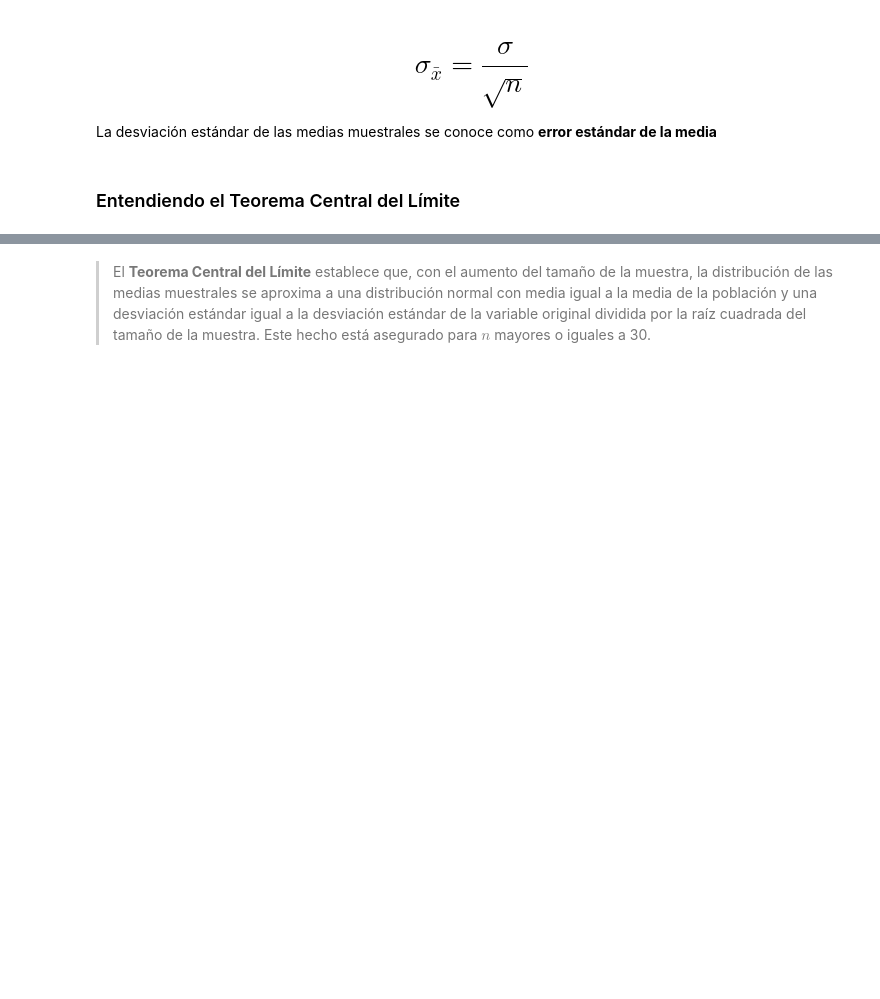
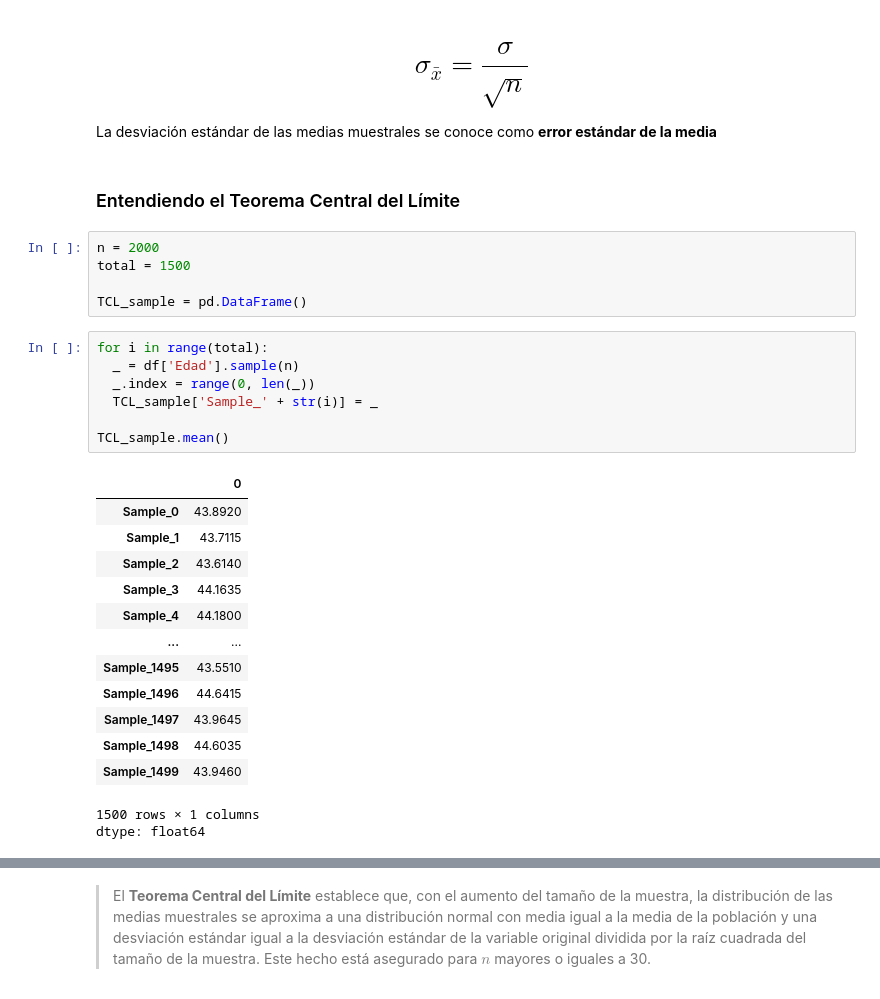
Before and after one commit to HJuliamPR/ColabPython, a Jupyter notebook: ProbabilidadMuestreo.ipynb, the cells around one changed output, grey strips where cells are left out. Drawn from its saved outputs; the diff is of its cells as text; blank space fills up the shorter version.

```diff
--- a/ProbabilidadMuestreo.ipynb
+++ b/ProbabilidadMuestreo.ipynb
@@ -890,3 +927,30 @@ Es la forma de hacer suposiciones generalizadas sobre los parámetros de una pob
 La desviación estándar de las medias muestrales se conoce como **error estándar de la media**
 # %% [markdown]
 ### Entendiendo el Teorema Central del Límite
+# %%
+n = 2000
+total = 1500
+
+TCL_sample = pd.DataFrame()
+# %%
+for i in range(total):
+  _ = df['Edad'].sample(n)
+  _.index = range(0, len(_))
+  TCL_sample['Sample_' + str(i)] = _
+
+TCL_sample.mean()
+# %% [output]
+|  | 0 |
+| Sample_0 | 43.8920 |
+| Sample_1 | 43.7115 |
+| Sample_2 | 43.6140 |
+| Sample_3 | 44.1635 |
+| Sample_4 | 44.1800 |
+| ... | ... |
+| Sample_1495 | 43.5510 |
+| Sample_1496 | 44.6415 |
+| Sample_1497 | 43.9645 |
+| Sample_1498 | 44.6035 |
+| Sample_1499 | 43.9460 |
+1500 rows × 1 columns
+dtype: float64
```
Also changed, not shown: parts of 35 cells of this notebook.
